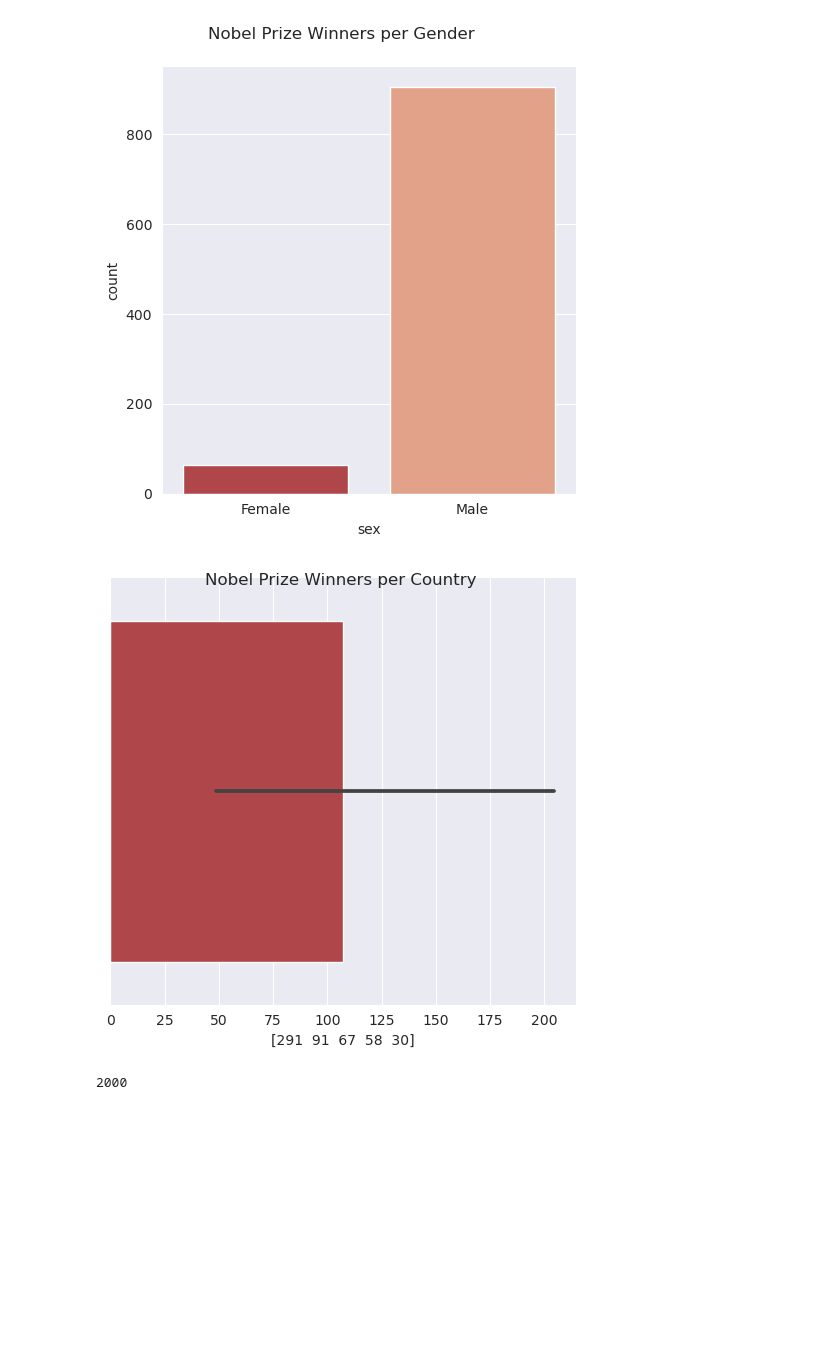
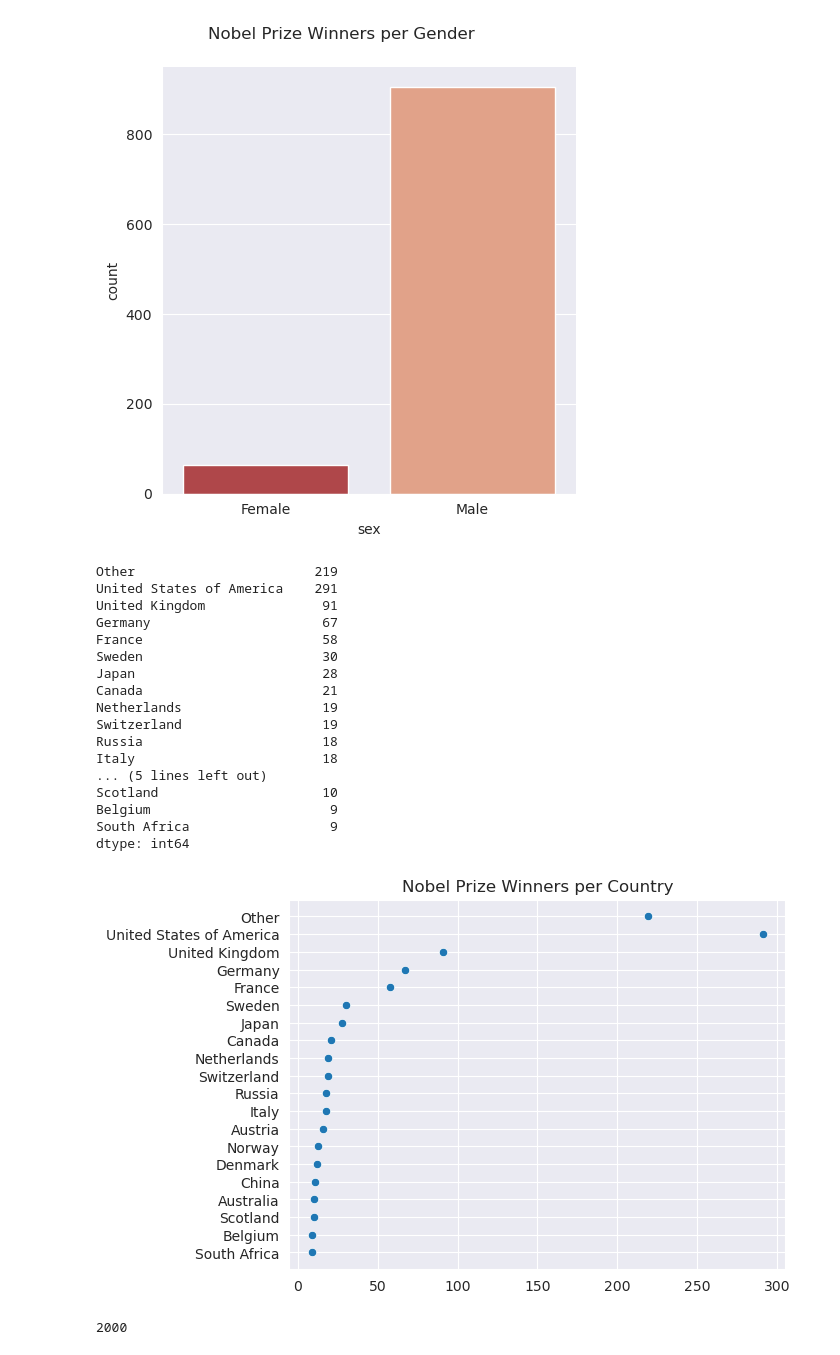
Before and after one commit to carlosjesuscaro/data_analysis_nobelprize, a Jupyter notebook: main.ipynb, the cells around one changed output. Drawn from its saved outputs; the diff is of its cells as text; code cells hidden in the pictures; blank space fills up the shorter version.

Commit message:
Plotting question 1 completed

```diff
--- a/main.ipynb
+++ b/main.ipynb
@@ -78,14 +78,44 @@ g.fig.suptitle('Nobel Prize Winners per Gender', y = 1.05)
 plt.show()
 # %% [output]
 [figure]
-# %%
-per_country = data.groupby('birth_country')['prize'].count().sort_values(ascending=False).head(5)
-# print(per_country)
-h = sns.catplot(data=per_country, x=per_country.values, kind='bar')
-h.fig.suptitle('Nobel Prize Winners per Country')
-plt.show()
-# %% [output]
-[figure, removed]
+# %%
+# Simplifying the number of Nobel prizes per country
+per_country = data.groupby('birth_country')['prize'].count().sort_values(ascending=False)
+
+def simplify(series: pd.Series) -> pd.Series:
+    summary = {'Other': 0}
+    for i in range(len(series)):
+        if series.iloc[i] >= 9:
+            summary.update({series.index[i]: series.iloc[i]})
+        else:
+            summary.update({'Other': series.iloc[i] + summary['Other']})
+    return pd.Series(summary)
+
+simplified_country = simplify(per_country)
+print(simplified_country)
+
+# sns.catplot(data=simplified_country, x=simplified_country.index, y=simplified_country.values, kind='point')
+sns.scatterplot(data=simplified_country, y=simplified_country.index, x=simplified_country.values).set_title('Nobel Prize Winners per Country')
+plt.show()
+# %% [output]
+Other                       219
+United States of America    291
+United Kingdom               91
+Germany                      67
+France                       58
+Sweden                       30
+Japan                        28
+Canada                       21
+Netherlands                  19
+Switzerland                  19
+Russia                       18
+Italy                        18
+... (5 lines left out)
+Scotland                     10
+Belgium                       9
+South Africa                  9
+dtype: int64
+[figure, added]
 # %%
 # Question 2
 # Finding the decade with the highest number of USA awards
```
Also changed, not shown: parts of 1 cell of this notebook.
